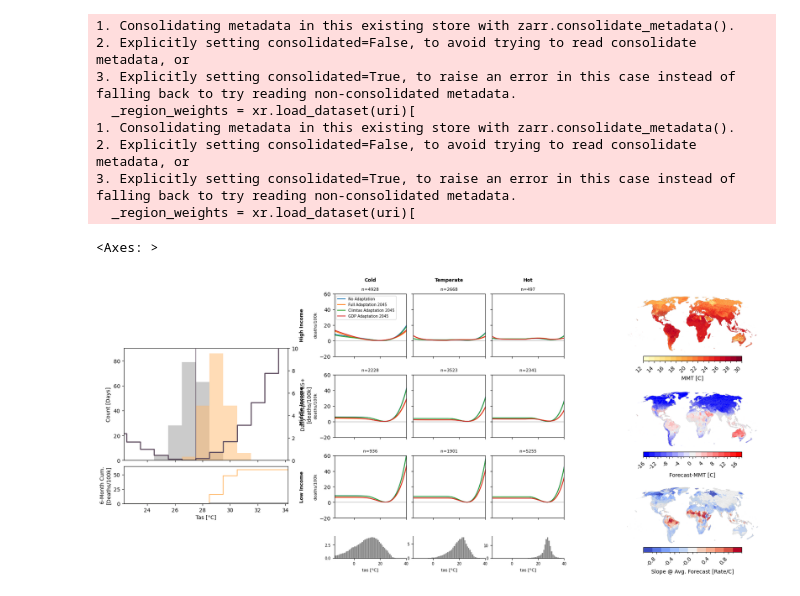
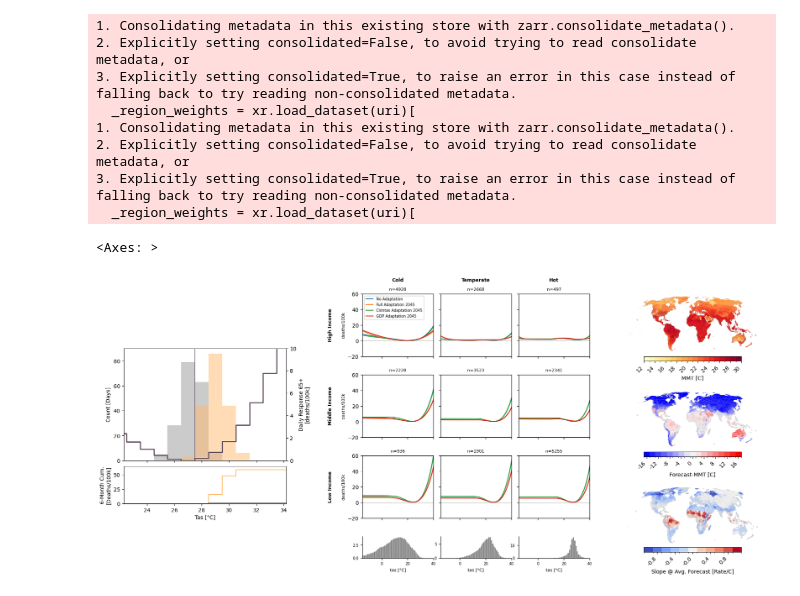
Before and after one commit to ezuetell/poreallas, a Jupyter notebook: analysis/p01_method_diagram.ipynb, the cells around one changed output. Drawn from its saved outputs; the diff is of its cells as text; code cells hidden in the pictures.

```diff
--- a/analysis/p01_method_diagram.ipynb
+++ b/analysis/p01_method_diagram.ipynb
@@ -430,7 +430,7 @@ f_color = "#ffbb6f"
 r_color = "#5e4c5f"
 # %%
 fig = plt.figure(figsize=(22, 9))
-gs = fig.add_gridspec(1, 3, width_ratios=[1, 1.4, 1], wspace=0.25)
+gs = fig.add_gridspec(1, 4, width_ratios=[1, 0.2, 1.4, 1], wspace=0.15)
 
 # Column 1: hist + CDF for one region (padded top/bottom to center vertically)
 gs_c1 = gs[0].subgridspec(3, 1, height_ratios=[0.25, 1, 0.25])
@@ -488,7 +488,7 @@ ax_cdf.set_xlabel("Tas [°C]")
 
 
 # Column 2: 3x3 beta grid
-sub = gs[1].subgridspec(4, 3, height_ratios=[1, 1, 1, 0.35], hspace=0.35, wspace=0.1)
+sub = gs[2].subgridspec(4, 3, height_ratios=[1, 1, 1, 0.35], hspace=0.35, wspace=0.1)
 all_axes = sub.subplots(sharex=True)
 
 grid_axes = all_axes[:3]
@@ -507,7 +507,7 @@ plot_beta_grid_by_climate_gdp([ds1, ds2, ds3, ds4],
                               hist_axes=hist_axes)
 
 # Column 3: three stacked maps
-gs_maps = gs[2].subgridspec(3, 1, hspace=0.3)
+gs_maps = gs[3].subgridspec(3, 1, hspace=0.3)
 ax_map1, ax_map2, ax_map3 = (fig.add_subplot(gs_maps[i]) for i in range(3))
 
 # Set MMT as median bin when response curve is flat
@@ -545,31 +545,31 @@ plotting_utils.plot_single(
     cm="bwr",
     vmin=-15,
     vmax=15,
     n_colors=13,
     sup_title="",
     cbar_label="Forecast-MMT [C]",
     cbar_location="bottom",
     ax=ax_map2,
 )
 
 # Slope Map
 slope = compute_slope_at_forecast(ds1.sel(age_cohort = 'age65plus').mean(dim = 'month'))
 _polygons_slope = analysis_utils.xarray_to_gpd(
     slope.mean(dim="sample"), config.polygons
 )
 
 plotting_utils.plot_single(
     _polygons_slope,
     col="beta_slope_at_forecast",
     cm="coolwarm",
     vmin=-1,
     vmax=1,
     n_colors=13,
     sup_title="",
     cbar_label="Slope @ Avg. Forecast [Rate/C]",
     cbar_location="bottom",
     ax=ax_map3,
 )
 # %% [output]
 <Axes: >
-[figure, old version]
+[figure, new version]
```
